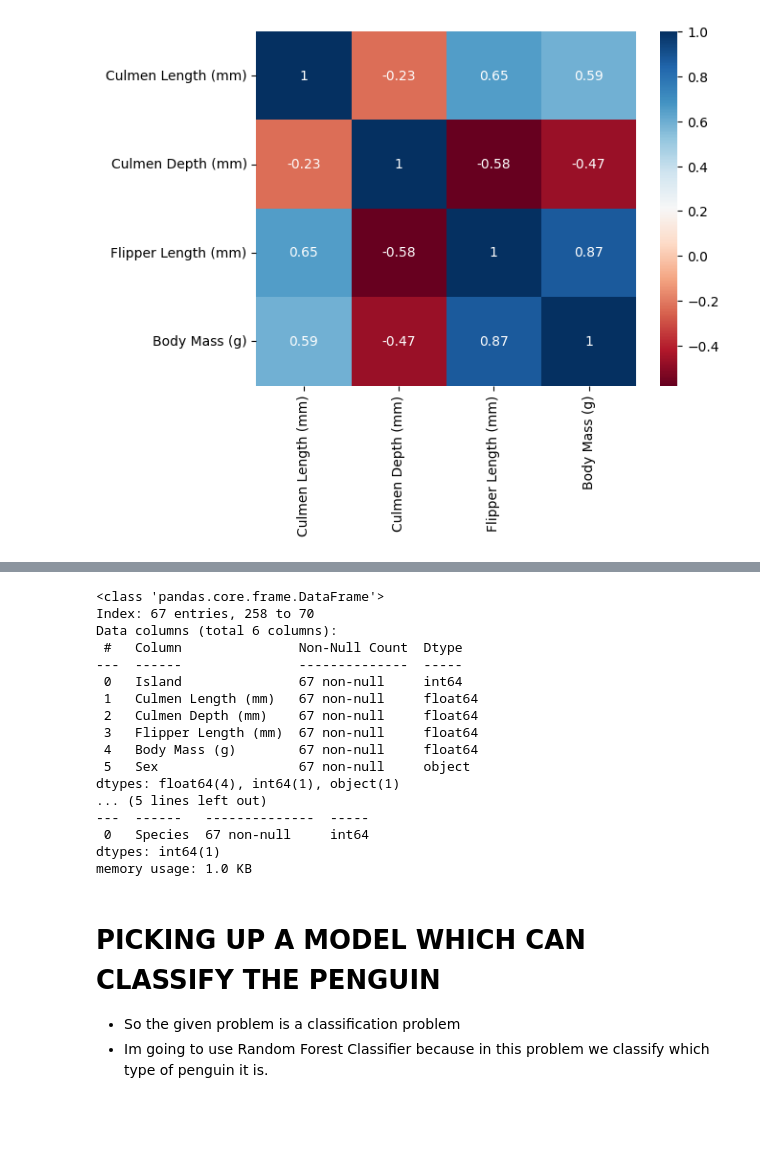
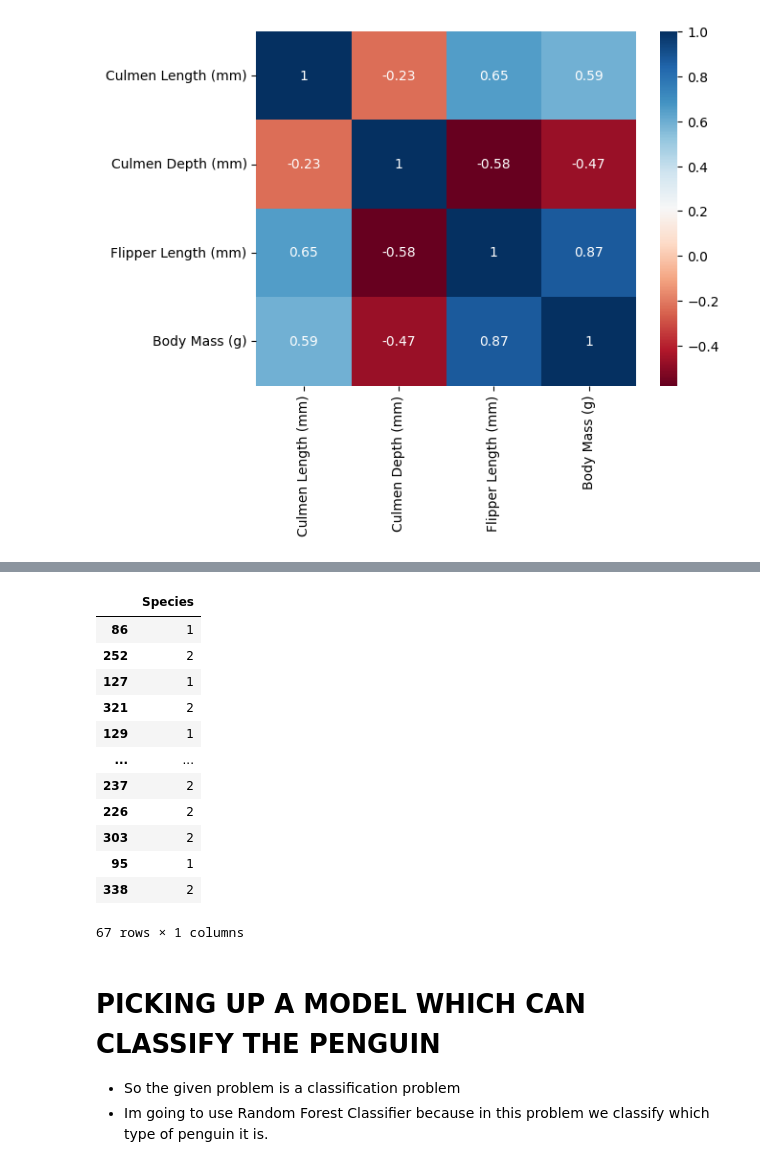
Before and after one commit to Vishwa2684/penguin-classification-using-sklearn, a Jupyter notebook: model.ipynb, the cells around one changed output, grey strips where cells are left out. Drawn from its saved outputs; the diff is of its cells as text; code cells hidden in the pictures; blank space fills up the shorter version.

```diff
--- a/model.ipynb
+++ b/model.ipynb
@@ -201,32 +201,28 @@ Body Mass (g)                -0.472016             0.872979       1.000000
 # %%
 from sklearn.model_selection import train_test_split
 train,test=train_test_split(df,test_size=0.20)
 
 train_x=train[['Island','Culmen Length (mm)','Culmen Depth (mm)','Flipper Length (mm)','Body Mass (g)','Sex']]
 train_y=train[['Species']]
 
 test_x=test[['Island','Culmen Length (mm)','Culmen Depth (mm)','Flipper Length (mm)','Body Mass (g)','Sex']]
 test_y=test[['Species']]
-test_x.info()
-test_y.info()
+test_x
+test_y
 # %% [output]
+|  | Species |
+| 86 | 1 |
+| 252 | 2 |
+| 127 | 1 |
+| 321 | 2 |
+| 129 | 1 |
+| ... | ... |
+| 237 | 2 |
+| 226 | 2 |
+| 303 | 2 |
+| 95 | 1 |
+| 338 | 2 |
-<class 'pandas.core.frame.DataFrame'>
-Index: 67 entries, 258 to 70
-Data columns (total 6 columns):
- #   Column               Non-Null Count  Dtype
----  ------               --------------  -----
- 0   Island               67 non-null     int64
- 1   Culmen Length (mm)   67 non-null     float64
- 2   Culmen Depth (mm)    67 non-null     float64
- 3   Flipper Length (mm)  67 non-null     float64
- 4   Body Mass (g)        67 non-null     float64
- 5   Sex                  67 non-null     object
-dtypes: float64(4), int64(1), object(1)
-... (5 lines left out)
----  ------   --------------  -----
- 0   Species  67 non-null     int64
-dtypes: int64(1)
-memory usage: 1.0 KB
+67 rows × 1 columns
 # %% [markdown]
 <h1>PICKING UP A MODEL WHICH CAN CLASSIFY THE PENGUIN</h1>
     <ul>
```
Also changed, not shown: parts of 1 cell of this notebook.
